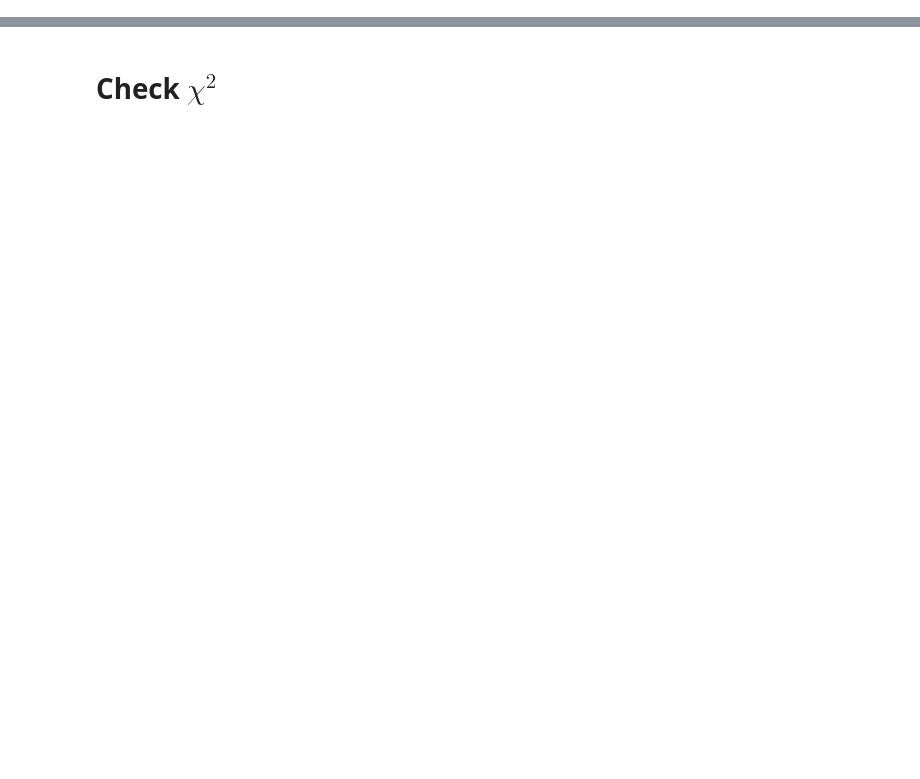
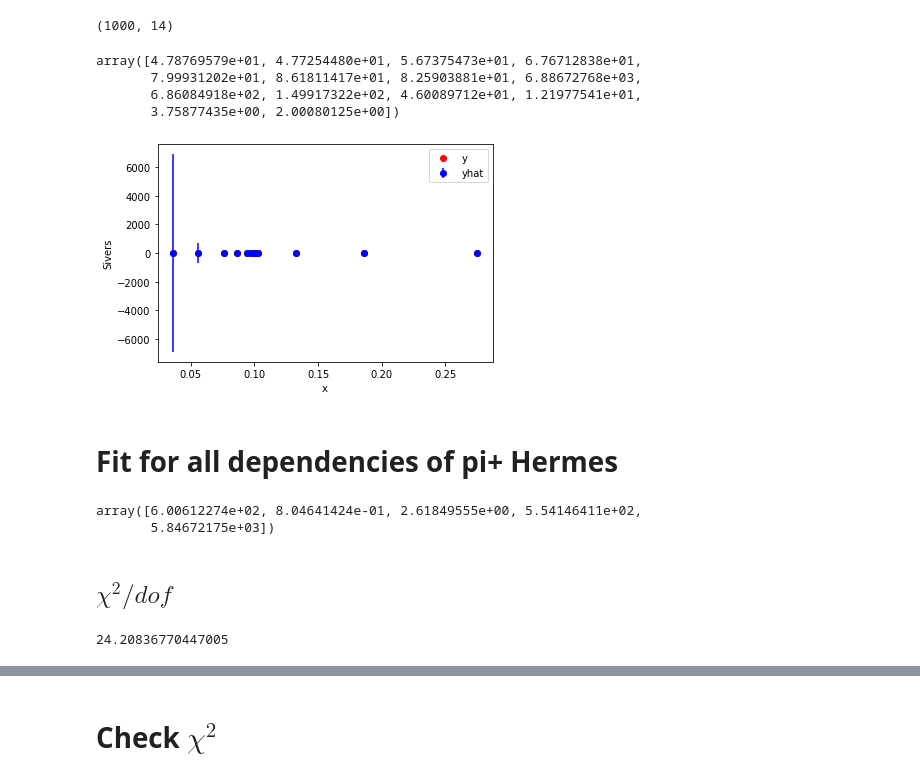
Before and after one commit to ncn6mq/Sivers, a Jupyter notebook: Fits.ipynb, the cells around one changed output, grey strips where cells are left out. Cells and saved outputs as stored; diff of their text form; code cells hidden in the pictures; blank space fills up the shorter version.

```diff
--- a/Fits.ipynb
+++ b/Fits.ipynb
@@ -63,0 +77,11 @@ plt.show()
+# %%
+def uncertainty(pars, cov, X, func):
+    res = []
+    for i in range(1000):
+        temp_pars = np.random.multivariate_normal(pars, cov)
+        temp_pars = list(map(float, np.round(temp_pars, 5)))
+        d = func(X, *temp_pars).real
+        res.append(list(d))
+    return np.array(res)
+# %%
+t = uncertainty(pars, cov, X, pip.sivers)
@@ -63,0 +104,23 @@ plt.show()
+# %%
+t.shape
+# %% [output]
+(1000, 14)
+# %%
+t.std(axis=0)
+# %% [output]
+array([4.78769579e+01, 4.77254480e+01, 5.67375473e+01, 6.76712838e+01,
+       7.99931202e+01, 8.61811417e+01, 8.25903881e+01, 6.88672768e+03,
+       6.86084918e+02, 1.49917322e+02, 4.60089712e+01, 1.21977541e+01,
+       3.75877435e+00, 2.00080125e+00])
+# %%
+plt.errorbar(X[:, 0], yhat, yerr=t.std(axis=0), fmt='bo', label='yhat')
+plt.plot(X[:, 0], y, 'ro', label='y')
+#plt.ylim(0, .1)
+plt.legend()
+plt.ylabel('Sivers')
+plt.xlabel('x')
+plt.show()
+# %% [output]
+[figure, added]
+# %% [markdown]
+# Fit for all dependencies of pi+ Hermes
@@ -63,0 +132,5 @@ plt.show()
+# %%
+pars
+# %% [output]
+array([6.00612274e+02, 8.04641424e-01, 2.61849555e+00, 5.54146411e+02,
+       5.84672175e+03])
@@ -63,0 +139,6 @@ plt.show()
+# %% [markdown]
+## $\chi^2/dof$
+# %%
+chisquare(y, yhat, err)
+# %% [output]
+24.20836770447005
```
Also changed, not shown: parts of 111 cells of this notebook, 27 other files.
